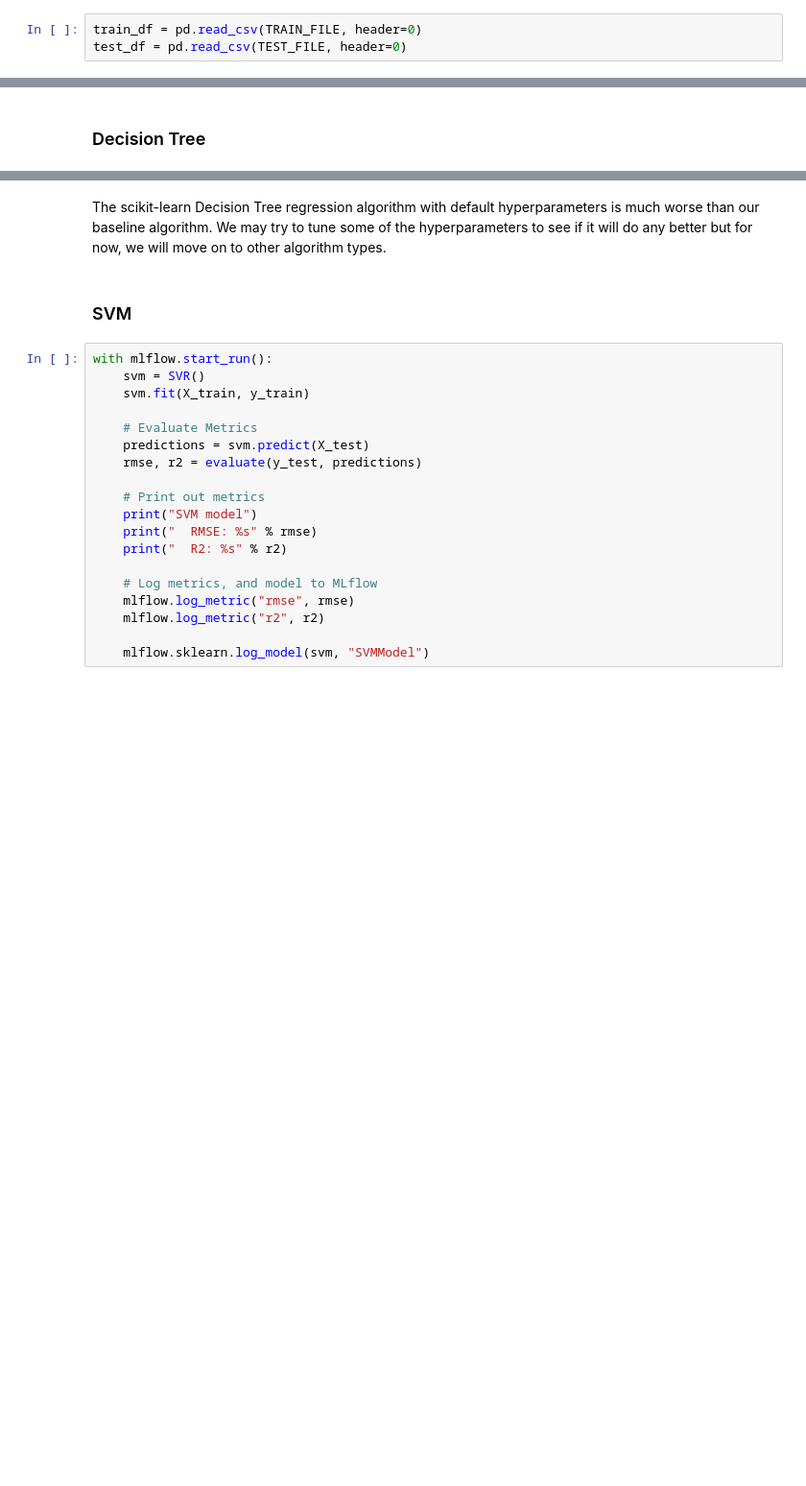
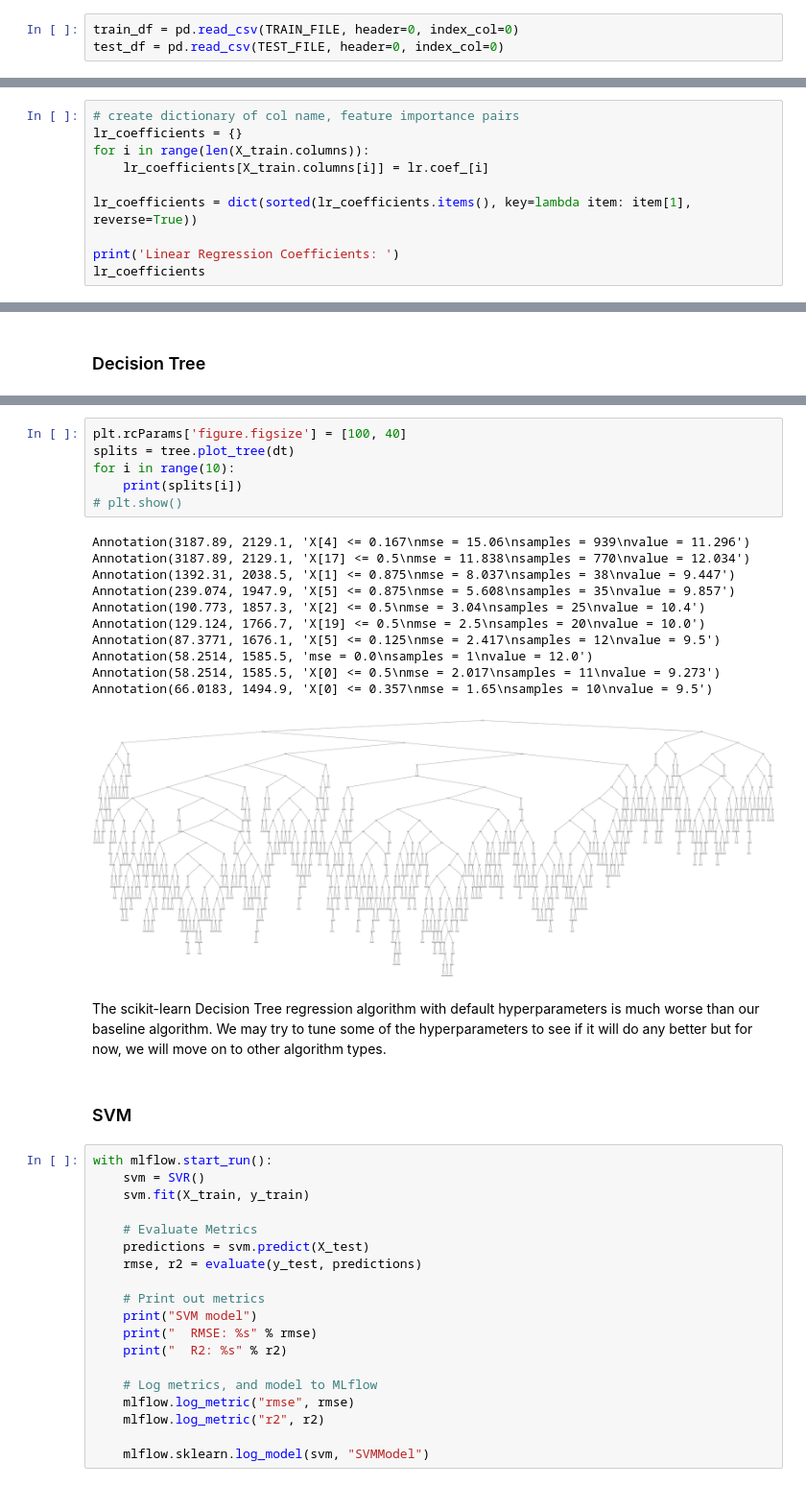
Before and after one commit to bengruher/Student-Performance, a Jupyter notebook: Modeling.ipynb, the cells around one changed output, grey strips where cells are left out. Shown at 96% size. Saved outputs shown, nothing was run; the diff lists cells and outputs as text; blank space fills up the shorter version.

```diff
--- a/Modeling.ipynb
+++ b/Modeling.ipynb
@@ -58,8 +61,8 @@ TEST_FILE = 'data/processed/test.csv'
 # %% [markdown]
 ### Load data into memory
 # %%
-train_df = pd.read_csv(TRAIN_FILE, header=0)
-test_df = pd.read_csv(TEST_FILE, header=0)
+train_df = pd.read_csv(TRAIN_FILE, header=0, index_col=0)
+test_df = pd.read_csv(TEST_FILE, header=0, index_col=0)
 # %% [markdown]
 Seperate attributes and target variable:
 # %%
@@ -158,0 +162,10 @@ Linear Regression model
+# %%
+# create dictionary of col name, feature importance pairs
+lr_coefficients = {}
+for i in range(len(X_train.columns)):
+    lr_coefficients[X_train.columns[i]] = lr.coef_[i]
+
+lr_coefficients = dict(sorted(lr_coefficients.items(), key=lambda item: item[1], reverse=True))
+
+print('Linear Regression Coefficients: ')
+lr_coefficients
@@ -213,3 +248,21 @@ Decision Tree model
+# %%
+plt.rcParams['figure.figsize'] = [100, 40]
+splits = tree.plot_tree(dt)
+for i in range(10):
+    print(splits[i])
+# plt.show()
+# %% [output]
+Annotation(3187.89, 2129.1, 'X[4] <= 0.167\nmse = 15.06\nsamples = 939\nvalue = 11.296')
+Annotation(3187.89, 2129.1, 'X[17] <= 0.5\nmse = 11.838\nsamples = 770\nvalue = 12.034')
+Annotation(1392.31, 2038.5, 'X[1] <= 0.875\nmse = 8.037\nsamples = 38\nvalue = 9.447')
+Annotation(239.074, 1947.9, 'X[5] <= 0.875\nmse = 5.608\nsamples = 35\nvalue = 9.857')
+Annotation(190.773, 1857.3, 'X[2] <= 0.5\nmse = 3.04\nsamples = 25\nvalue = 10.4')
+Annotation(129.124, 1766.7, 'X[19] <= 0.5\nmse = 2.5\nsamples = 20\nvalue = 10.0')
+Annotation(87.3771, 1676.1, 'X[5] <= 0.125\nmse = 2.417\nsamples = 12\nvalue = 9.5')
+Annotation(58.2514, 1585.5, 'mse = 0.0\nsamples = 1\nvalue = 12.0')
+Annotation(58.2514, 1585.5, 'X[0] <= 0.5\nmse = 2.017\nsamples = 11\nvalue = 9.273')
+Annotation(66.0183, 1494.9, 'X[0] <= 0.357\nmse = 1.65\nsamples = 10\nvalue = 9.5')
+[figure, added]
 # %% [markdown]
 The scikit-learn Decision Tree regression algorithm with default hyperparameters is much worse than our baseline algorithm. We may try to tune some of the hyperparameters to see if it will do any better but for now, we will move on to other algorithm types.
 # %% [markdown]
```
Also changed, not shown: parts of 44 cells of this notebook, 3 other files.
